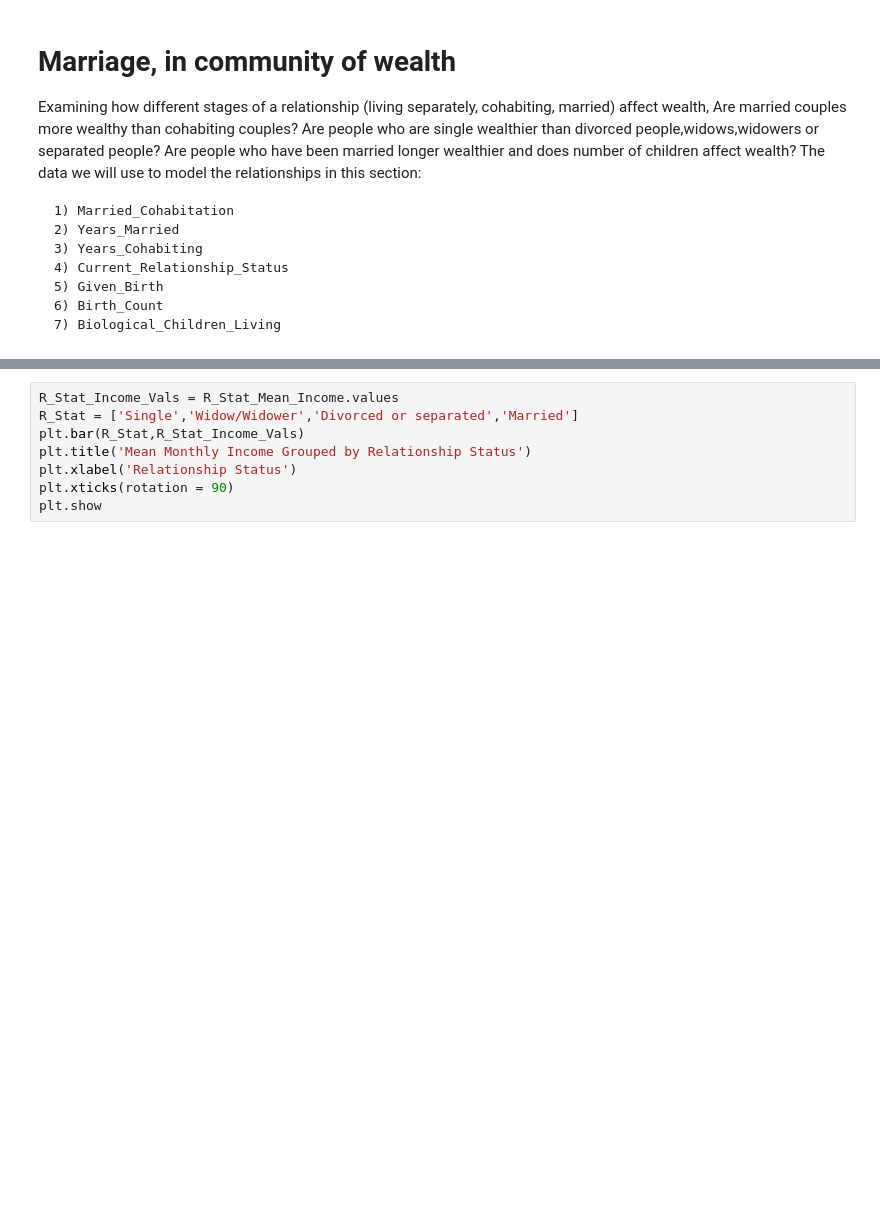
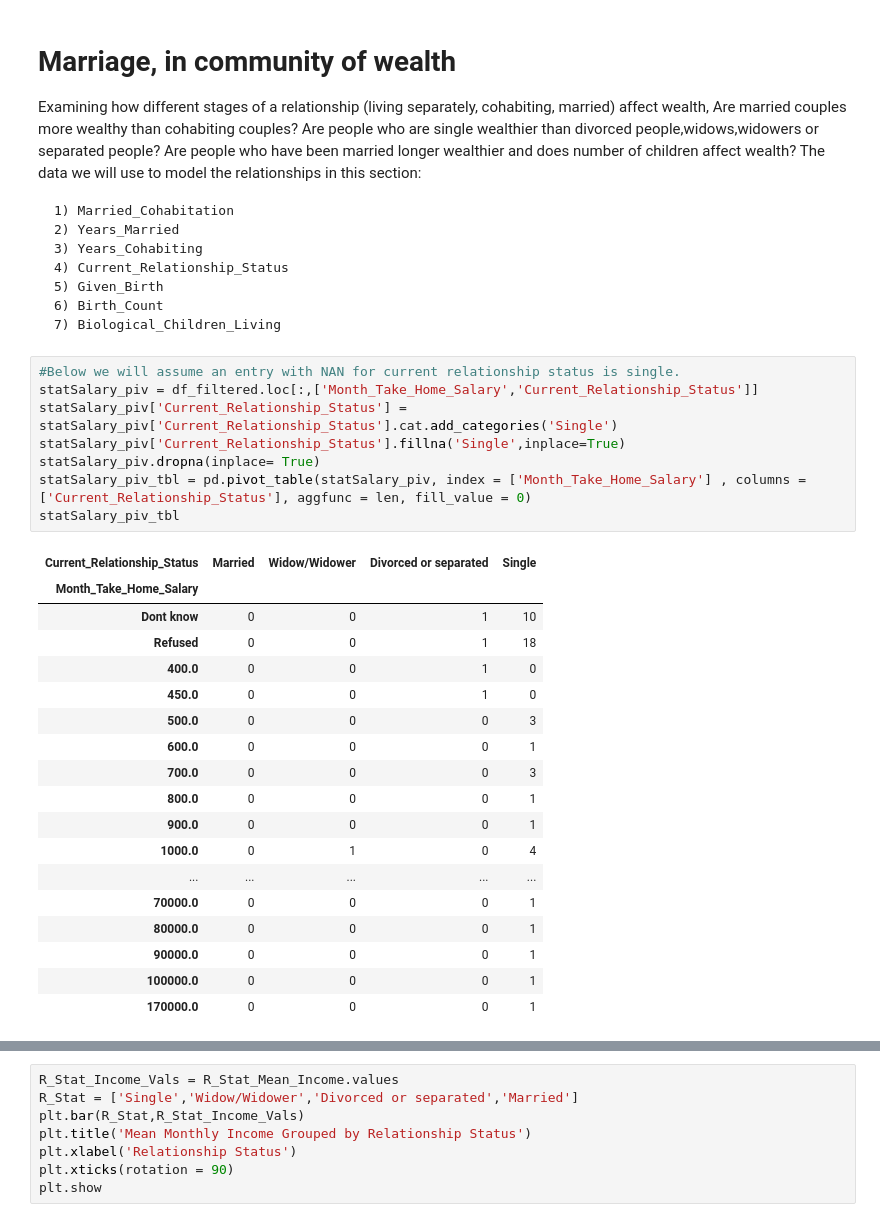
Before and after one commit to DAE-Mini-Project/DEA-Code, a Jupyter notebook: DaeCode.ipynb, the cells around one changed output, grey strips where cells are left out. Drawn from its saved outputs; the diff is of its cells as text; blank space fills up the shorter version.

```diff
--- a/DaeCode.ipynb
+++ b/DaeCode.ipynb
@@ -1534,3 +1539,30 @@ The data we will use to model the relationships in this section:
     5) Given_Birth
     6) Birth_Count
     7) Biological_Children_Living
+# %%
+#Below we will assume an entry with NAN for current relationship status is single.
+statSalary_piv = df_filtered.loc[:,['Month_Take_Home_Salary','Current_Relationship_Status']]
+statSalary_piv['Current_Relationship_Status'] = statSalary_piv['Current_Relationship_Status'].cat.add_categories('Single')
+statSalary_piv['Current_Relationship_Status'].fillna('Single',inplace=True)
+statSalary_piv.dropna(inplace= True)
+statSalary_piv_tbl = pd.pivot_table(statSalary_piv, index = ['Month_Take_Home_Salary'] , columns =['Current_Relationship_Status'], aggfunc = len, fill_value = 0)
+statSalary_piv_tbl
+# %% [output]
+| Current_Relationship_Status | Married | Widow/Widower | Divorced or separated | Single |
+| Month_Take_Home_Salary |  |  |  |  |
+| Dont know | 0 | 0 | 1 | 10 |
+| Refused | 0 | 0 | 1 | 18 |
+| 400.0 | 0 | 0 | 1 | 0 |
+| 450.0 | 0 | 0 | 1 | 0 |
+| 500.0 | 0 | 0 | 0 | 3 |
+| 600.0 | 0 | 0 | 0 | 1 |
+| 700.0 | 0 | 0 | 0 | 3 |
+| 800.0 | 0 | 0 | 0 | 1 |
+| 900.0 | 0 | 0 | 0 | 1 |
+| 1000.0 | 0 | 1 | 0 | 4 |
+| ... | ... | ... | ... | ... |
+| 70000.0 | 0 | 0 | 0 | 1 |
+| 80000.0 | 0 | 0 | 0 | 1 |
+| 90000.0 | 0 | 0 | 0 | 1 |
+| 100000.0 | 0 | 0 | 0 | 1 |
+| 170000.0 | 0 | 0 | 0 | 1 |
```
Also changed, not shown: parts of 10 cells of this notebook.
